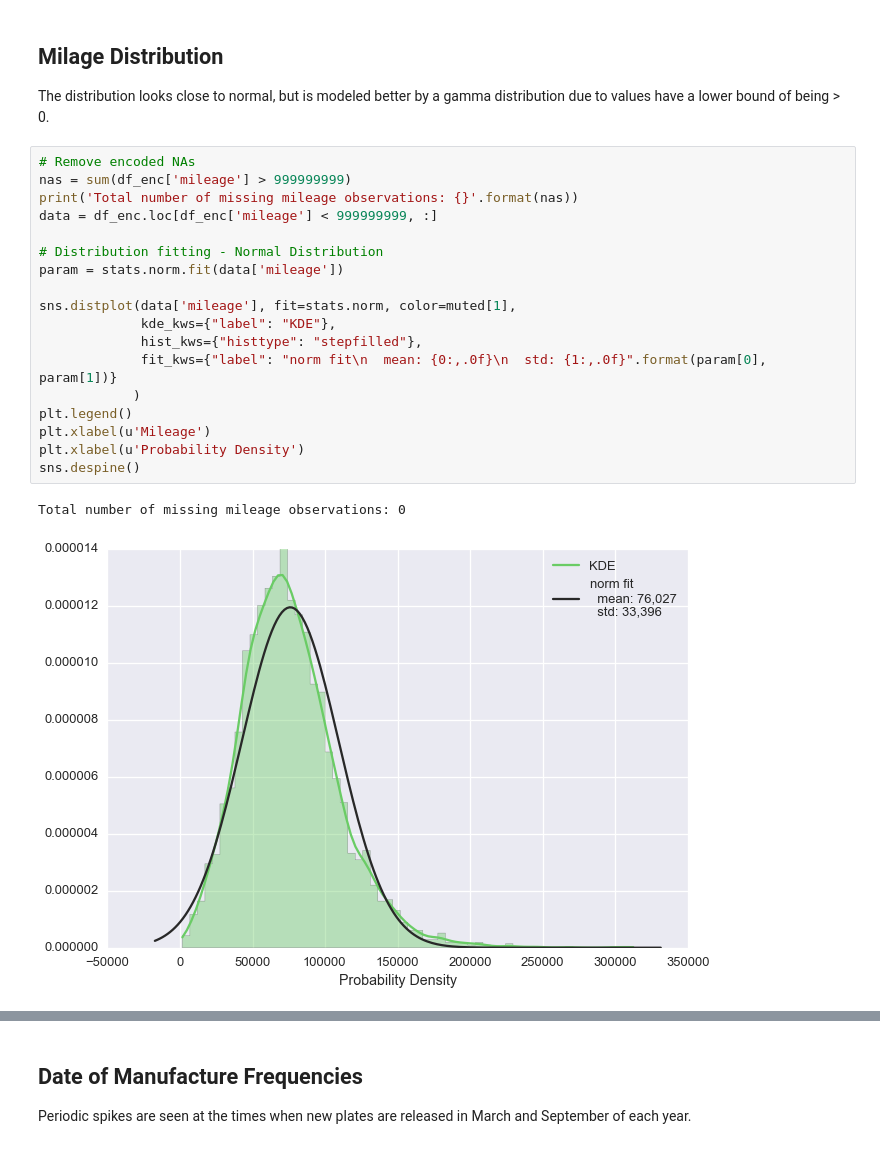
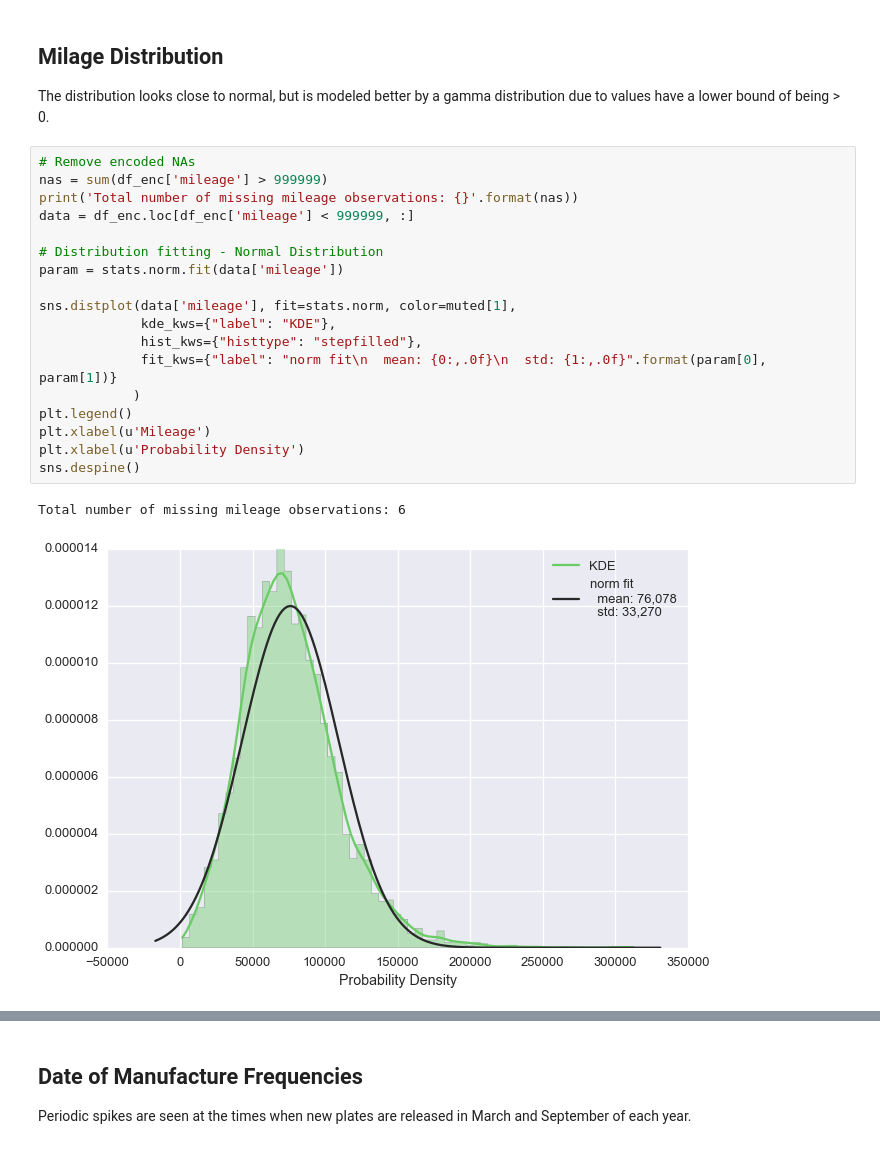
Before and after one commit to MrKriss/CarAuctionAnalysis, a Jupyter notebook: Car_Auction_EDA.ipynb, the cells around one changed output, grey strips where cells are left out. Cells and saved outputs as stored; diff of their text form.

Commit message:
Fixes for NaN handeling in plots

```diff
--- a/Car_Auction_EDA.ipynb
+++ b/Car_Auction_EDA.ipynb
@@ -82,25 +84,25 @@ sns.despine()
 The distribution looks close to normal, but is modeled better by a gamma distribution due to values have a lower bound of being > 0.
 # %%
 # Remove encoded NAs
-nas = sum(df_enc['mileage'] > 999999999)
+nas = sum(df_enc['mileage'] > 999999)
 print('Total number of missing mileage observations: {}'.format(nas))
-data = df_enc.loc[df_enc['mileage'] < 999999999, :]
+data = df_enc.loc[df_enc['mileage'] < 999999, :]
 
 # Distribution fitting - Normal Distribution
 param = stats.norm.fit(data['mileage'])
 
 sns.distplot(data['mileage'], fit=stats.norm, color=muted[1],
              kde_kws={"label": "KDE"},
              hist_kws={"histtype": "stepfilled"},
              fit_kws={"label": "norm fit\n  mean: {0:,.0f}\n  std: {1:,.0f}".format(param[0], param[1])}
             )
 plt.legend()
 plt.xlabel(u'Mileage')
 plt.xlabel(u'Probability Density')
 sns.despine()
 # %% [output]
-Total number of missing mileage observations: 0
+Total number of missing mileage observations: 6
-[figure, old version]
+[figure, new version]
 # %%
 # Distribution fitting - Gamma Distribution
 param = stats.gamma.fit(data['mileage'])
```
Also changed, not shown: parts of 13 cells of this notebook, 1 other file.
